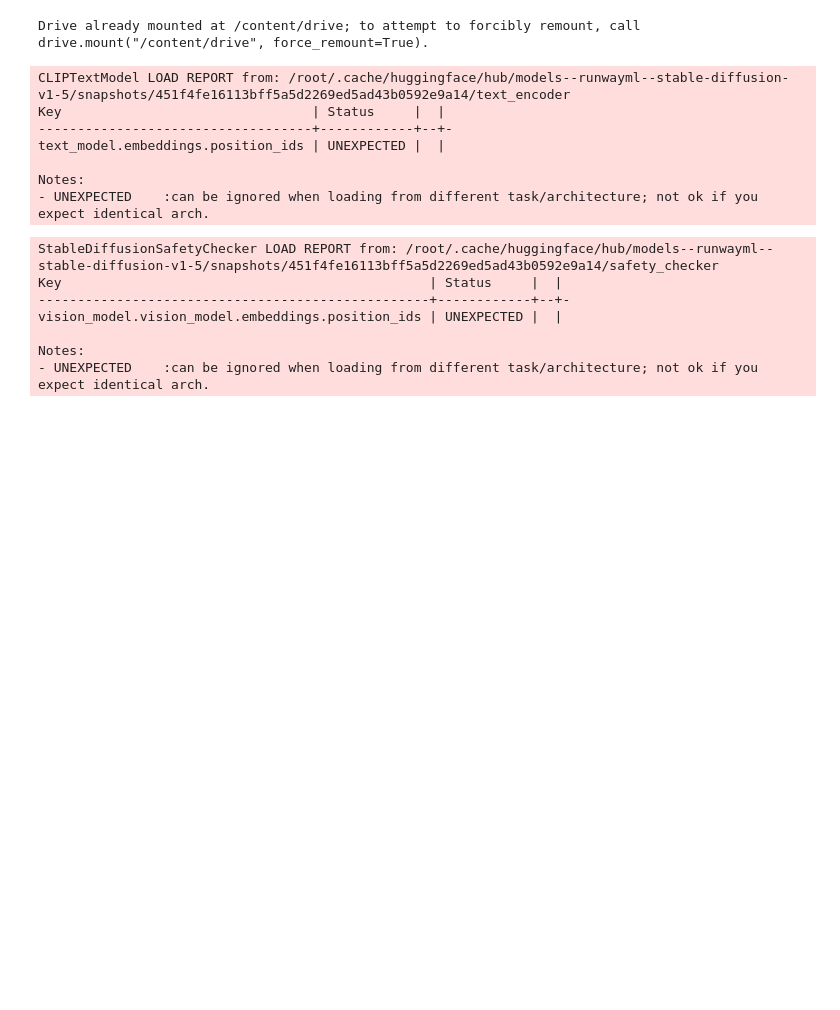
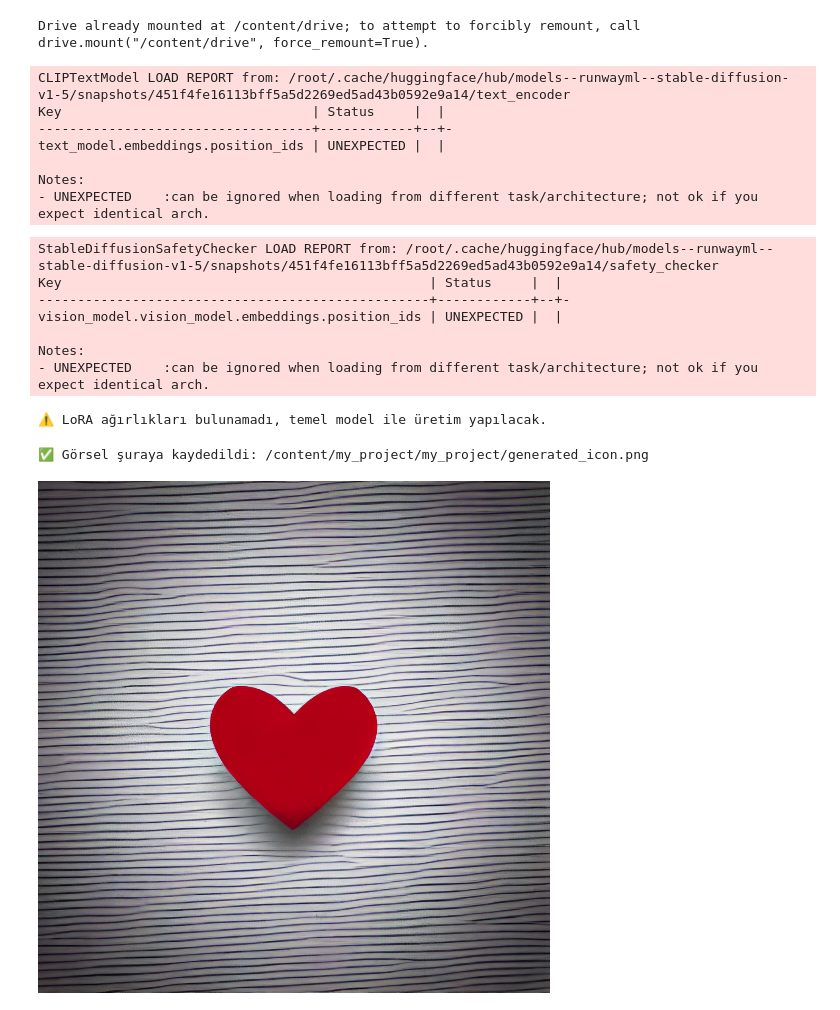
Before and after one commit to ReemaArja/AI-Icon-Generator-LoRA, a Jupyter notebook: Project.ipynb, the cells around one changed output. Saved outputs shown, nothing was run; the diff lists cells and outputs as text; code cells hidden in the pictures; blank space fills up the shorter version.

```diff
--- a/Project.ipynb
+++ b/Project.ipynb
@@ -187,43 +187,68 @@ os.makedirs(os.environ["OUTPUT_DIR"], exist_ok=True)
 # %% [output]
 Drive already mounted at /content/drive; to attempt to forcibly remount, call drive.mount("/content/drive", force_remount=True).
 # %%
+import os
+import torch
 from diffusers import StableDiffusionPipeline
+from IPython.display import display # Görüntüyü hemen göstermek için
 
-# Temel modeli yükleme
+# 1. Yol Ayarları (Cihazınıza göre değiştirin veya bu şekilde bırakın)
+model_id = os.environ.get("MODEL_NAME", "runwayml/stable-diffusion-v1-5")
+output_dir = os.environ.get("OUTPUT_DIR", "./output")
+
+if not os.path.exists(output_dir):
+    os.makedirs(output_dir)
+
+# 2. Modeli yükleme ve bellek kullanımını optimize etme
 pipe = StableDiffusionPipeline.from_pretrained(
-    os.environ["MODEL_NAME"],
+    model_id,
     torch_dtype=torch.float16
 ).to("cuda")
 
-# Eğitilen LoRA ağırlıklarını yükleme
-lora_weights = os.path.join(os.environ["OUTPUT_DIR"], "pytorch_lora_weights.safetensors")
-if os.path.exists(lora_weights):
-    pipe.load_lora_weights(os.environ["OUTPUT_DIR"])
-    print("✅ İkon ağırlıkları başarıyla yüklendi!")
+# 3. LoRA ağırlıklarını yükleme (Eğer varsa)
+lora_path = os.path.join(output_dir, "pytorch_lora_weights.safetensors")
+if os.path.exists(lora_path):
+    pipe.load_lora_weights(output_dir)
+    print("✅ LoRA ağırlıkları başarıyla yüklendi!")
+else:
+    print("⚠️ LoRA ağırlıkları bulunamadı, temel model ile üretim yapılacak.")
 
-# İkon oluşturma fonksiyonu
+# 4. Geliştirilmiş oluşturma fonksiyonu
 def generate_icon(item_name):
     prompt = f"a minimalist flat vector icon of {item_name}, white background, high quality"
     image = pipe(prompt, num_inference_steps=30, guidance_scale=7.5).images[0]
     return image
 
-# Test işlemi
-test_icon = "apple" # Buradaki ismi değiştirebilirsin
+# 5. Çalıştırma ve Kaydetme
+test_icon = "red heart"
 result = generate_icon(test_icon)
-result.save("generated_icon.png")
-result.show()
+
+# Görünürlüğü garanti etmek için tam dosya yolu ile kaydetme
+final_path = os.path.abspath("generated_icon.png")
+result.save(final_path)
+
+print(f"✅ Görsel şuraya kaydedildi: {final_path}")
+
+# 6. Görseli görüntüleme (Colab kullanıyorsanız önemlidir)
+try:
+    display(result)
+except:
+    result.show()
 # %% [output]
 CLIPTextModel LOAD REPORT from: /root/.cache/huggingface/hub/models--runwayml--stable-diffusion-v1-5/snapshots/451f4fe16113bff5a5d2269ed5ad43b0592e9a14/text_encoder
 Key                                | Status     |  |
 -----------------------------------+------------+--+-
 text_model.embeddings.position_ids | UNEXPECTED |  |
 
 Notes:
 - UNEXPECTED    :can be ignored when loading from different task/architecture; not ok if you expect identical arch.
 StableDiffusionSafetyChecker LOAD REPORT from: /root/.cache/huggingface/hub/models--runwayml--stable-diffusion-v1-5/snapshots/451f4fe16113bff5a5d2269ed5ad43b0592e9a14/safety_checker
 Key                                               | Status     |  |
 --------------------------------------------------+------------+--+-
 vision_model.vision_model.embeddings.position_ids | UNEXPECTED |  |
 
 Notes:
 - UNEXPECTED    :can be ignored when loading from different task/architecture; not ok if you expect identical arch.
+⚠️ LoRA ağırlıkları bulunamadı, temel model ile üretim yapılacak.
+✅ Görsel şuraya kaydedildi: /content/my_project/my_project/generated_icon.png
+[figure, added]
```
Also changed, not shown: parts of 2 cells of this notebook.
